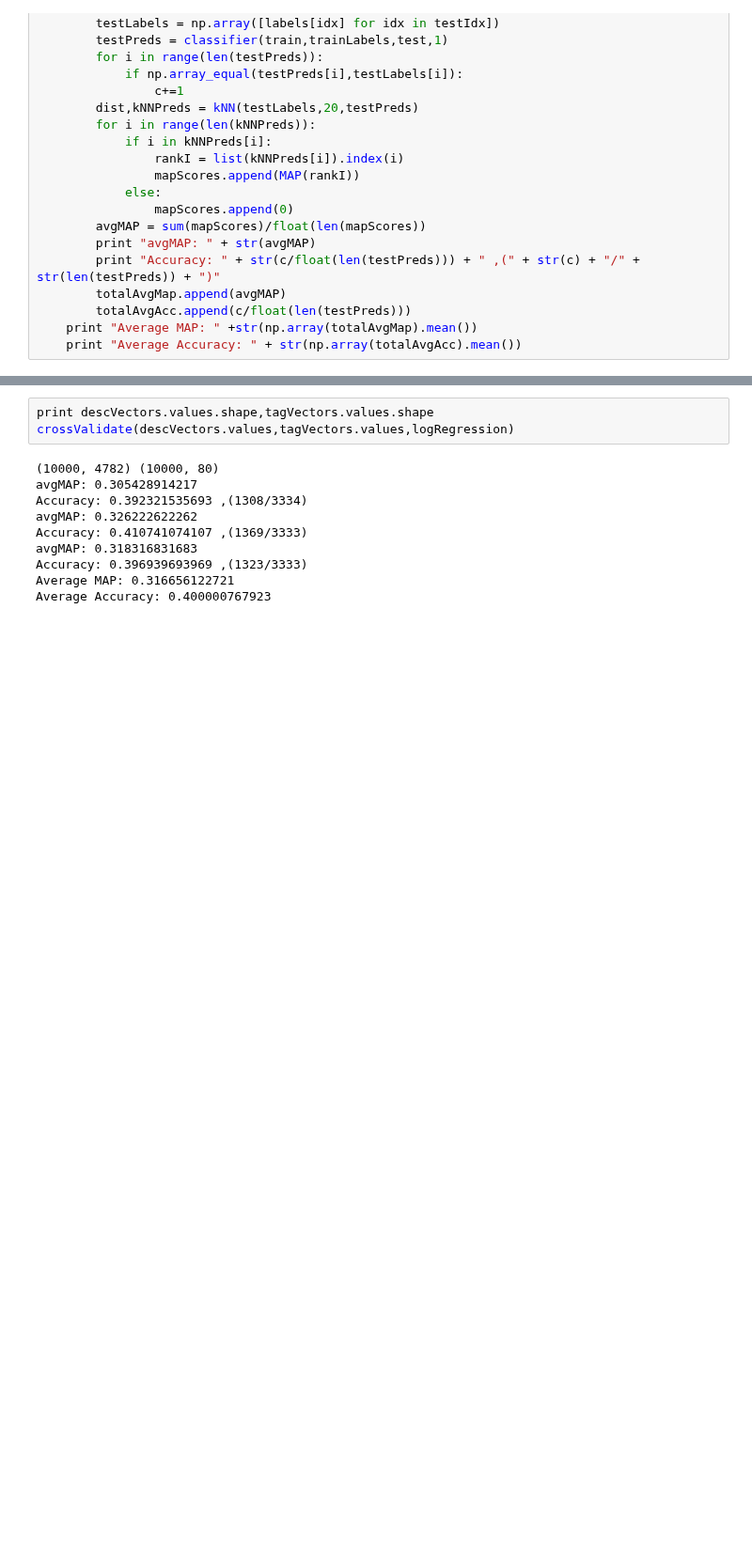
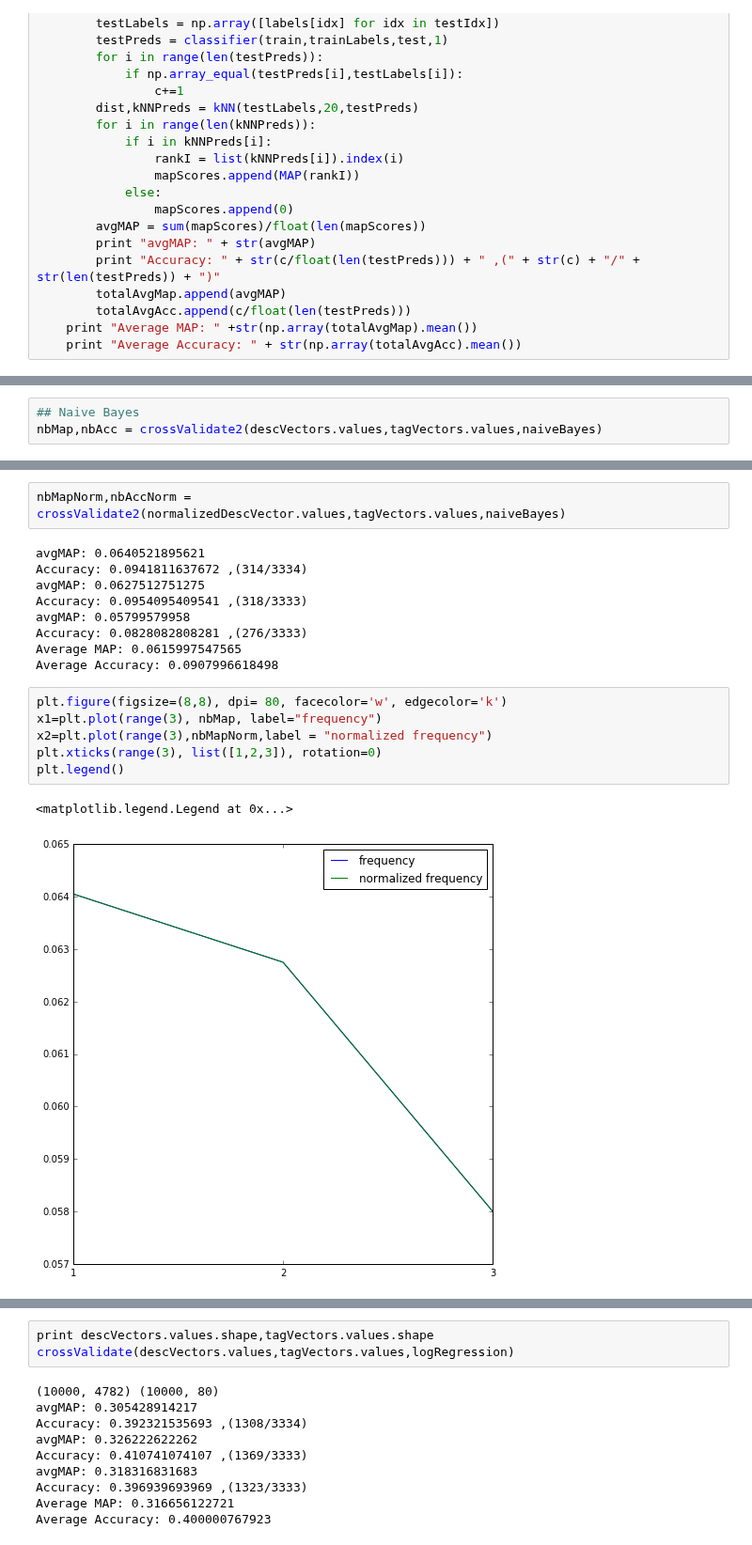
Before and after one commit to francescoperera/applied-machine-learning, a Jupyter notebook: final/Description- Tag(Classifiers + kNN).ipynb, the cells around one changed output, grey strips where cells are left out. Shown at 94% size. Drawn from its saved outputs; the diff is of its cells as text; blank space fills up the shorter version.

```diff
--- a/final/Description- Tag(Classifiers + kNN).ipynb
+++ b/final/Description- Tag(Classifiers + kNN).ipynb
@@ -405,0 +443,3 @@ def crossValidate(data,labels,classifier):
+# %%
+## Naive Bayes
+nbMap,nbAcc = crossValidate2(descVectors.values,tagVectors.values,naiveBayes)
@@ -405,0 +455,20 @@ def crossValidate(data,labels,classifier):
+# %%
+nbMapNorm,nbAccNorm = crossValidate2(normalizedDescVector.values,tagVectors.values,naiveBayes)
+# %% [output]
+avgMAP: 0.0640521895621
+Accuracy: 0.0941811637672 ,(314/3334)
+avgMAP: 0.0627512751275
+Accuracy: 0.0954095409541 ,(318/3333)
+avgMAP: 0.05799579958
+Accuracy: 0.0828082808281 ,(276/3333)
+Average MAP: 0.0615997547565
+Average Accuracy: 0.0907996618498
+# %%
+plt.figure(figsize=(8,8), dpi= 80, facecolor='w', edgecolor='k')
+x1=plt.plot(range(3), nbMap, label="frequency")
+x2=plt.plot(range(3),nbMapNorm,label = "normalized frequency")
+plt.xticks(range(3), list([1,2,3]), rotation=0)
+plt.legend()
+# %% [output]
+<matplotlib.legend.Legend at 0x...>
+[figure, added]
```
Also changed, not shown: parts of 21 cells of this notebook, 5 other files.
